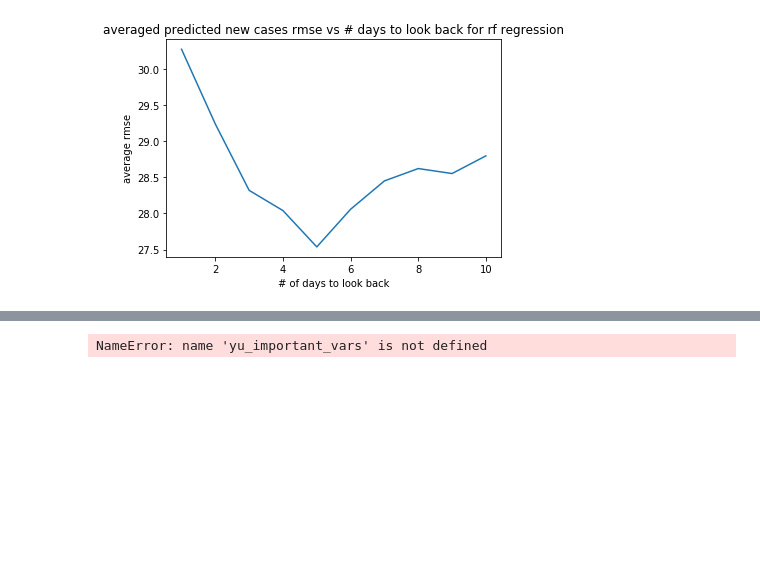
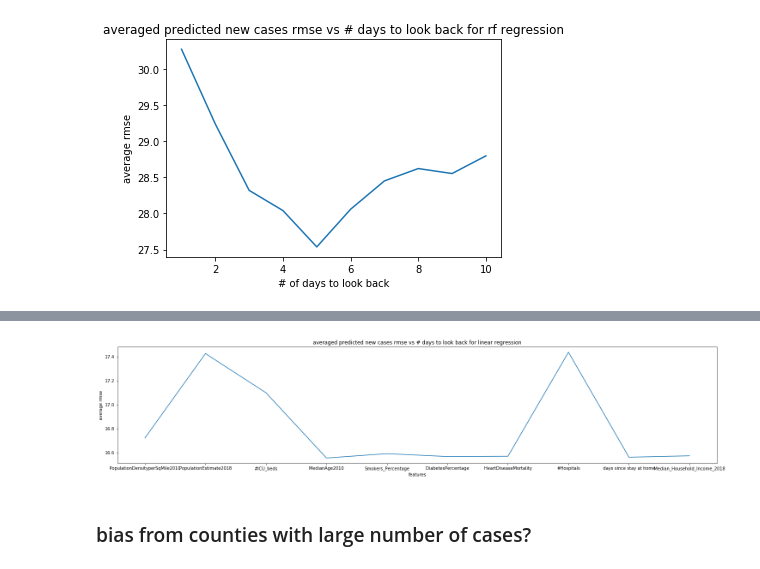
Before and after one commit to swenson-nick/Data_200_Covid, a Jupyter notebook: num_cases.ipynb, the cells around one changed output, grey strips where cells are left out. Cells and saved outputs as stored; diff of their text form; code cells hidden in the pictures; blank space fills up the shorter version.

```diff
--- a/num_cases.ipynb
+++ b/num_cases.ipynb
@@ -366,6 +366,7 @@ best rmse: 27.5377989708313
 best num days 5
 [figure]
 # %%
+lr = LinearRegression(normalize = True)
 cv_rmses = []
 features = ['PopulationDensityperSqMile2010',
             'PopulationEstimate2018',
@@ -386,10 +387,10 @@ for feature in features:
 print('best rmse:', np.min(cv_rmses))
 print('best feature', features[np.argmin(cv_rmses)])
 
-plt.figure(figsize = (20, 20))
+plt.figure(figsize = (25, 5))
 plt.plot(cv_rmses)
 plt.title('averaged predicted new cases rmse vs # days to look back for linear regression')
 plt.xlabel('features')
-plt.xticks(ticks = range(len(yu_important_vars)), labels = yu_important_vars)
+plt.xticks(ticks = range(len(features)), labels = features)
 plt.ylabel('average rmse');
 # %% [output]
@@ -397,4 +399,4 @@ best rmse: 16.554040202295727
-NameError: name 'yu_important_vars' is not defined
+[figure, added]
 # %%
 cv_rmses = []
 for feature in yu_important_vars:
@@ -446,3 +448,5 @@ for pred_date in ['3/1/20', '3/15/20', '4/1/20', '4/15/20', '5/1/20']:
     X, y = prepare_data(cases, pred_date, 4, [feature])
     cur_rmse += cross_validate_rmse(rf, X, y)
 print('rmse for selcted features rf:', cur_rmse/5)
+# %% [markdown]
+### bias from counties with large number of cases?
```
Also changed, not shown: parts of 9 cells of this notebook.
